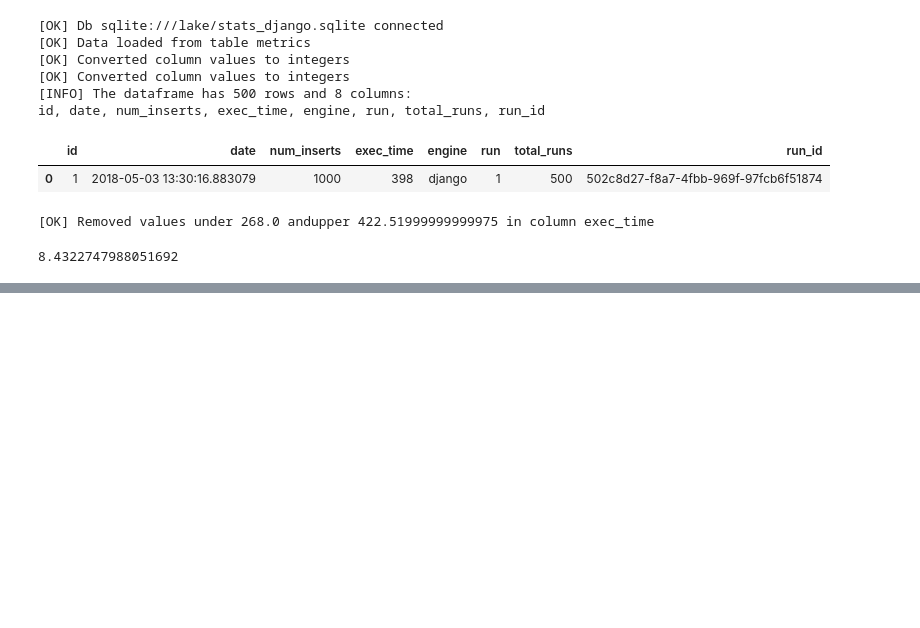
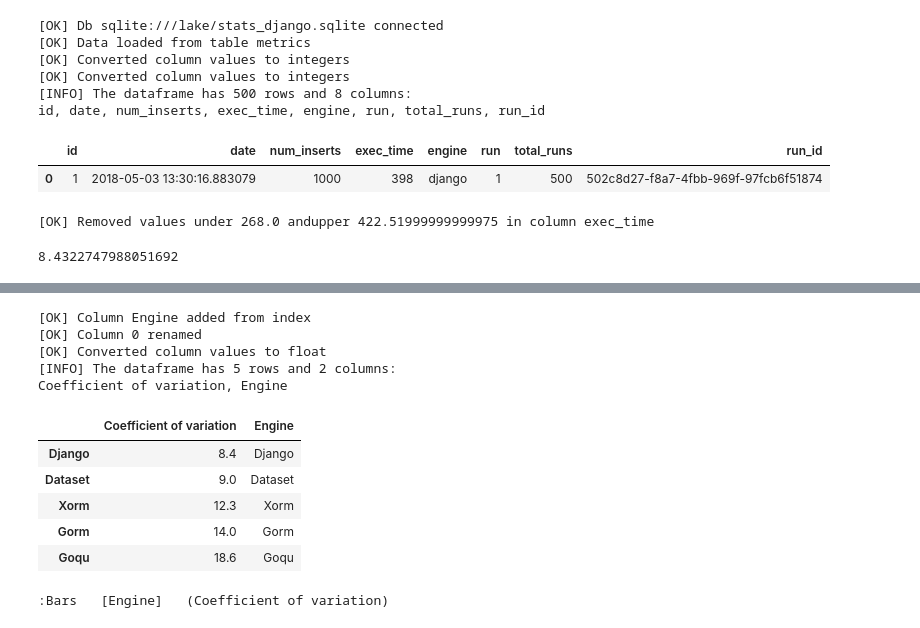
Before and after one commit to synw/sqlite-speed-notebooks, a Jupyter notebook: 1. Basic stats.ipynb, the cells around one changed output, grey strips where cells are left out. Saved outputs shown, nothing was run; the diff lists cells and outputs as text; code cells hidden in the pictures; blank space fills up the shorter version.

```diff
--- a/1. Basic stats.ipynb
+++ b/1. Basic stats.ipynb
@@ -165,3 +165,6 @@ ds.cvar_("exec_time")
 # %% [output]
 [OK] Removed values under 268.0 andupper 422.51999999999975 in column exec_time
 8.4322747988051692
+# %%
+ds.df = pd.DataFrame([8.4, 9, 12.3, 14, 18.6], ["Django", "Dataset", "Xorm", "Gorm", "Goqu"])
+ds.show()
@@ -167,0 +180,23 @@ ds.cvar_("exec_time")
+# %%
+ds.index_col("Engine")
+ds.rename(0, "Coefficient of variation")
+ds.chart("Engine", "Coefficient of variation")
+ds.to_float("Coefficient of variation")
+ds.show()
+# %% [output]
+[OK] Column Engine added from index
+[OK] Column 0 renamed
+[OK] Converted column values to float
+[INFO] The dataframe has 5 rows and 2 columns:
+Coefficient of variation, Engine
+|  | Coefficient of variation | Engine |
+| Django | 8.4 | Django |
+| Dataset | 9.0 | Dataset |
+| Xorm | 12.3 | Xorm |
+| Gorm | 14.0 | Gorm |
+| Goqu | 18.6 | Goqu |
+# %%
+ds.width(550)
+ds.bar_()
+# %% [output]
+:Bars   [Engine]   (Coefficient of variation)
```
Also changed, not shown: parts of 4 cells of this notebook.
